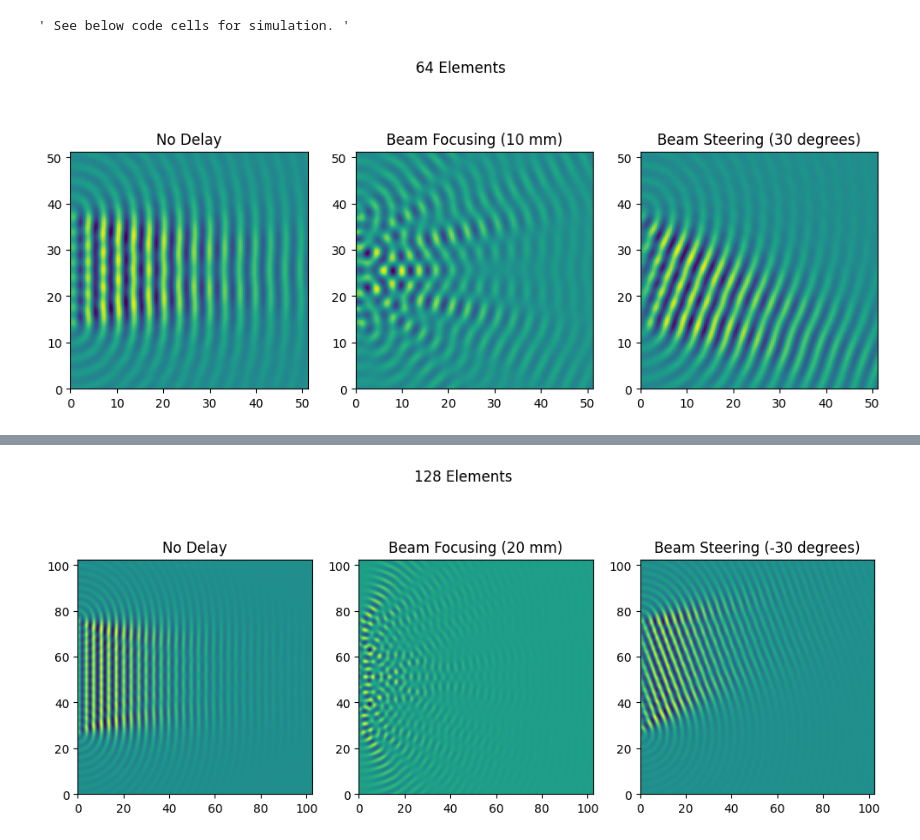
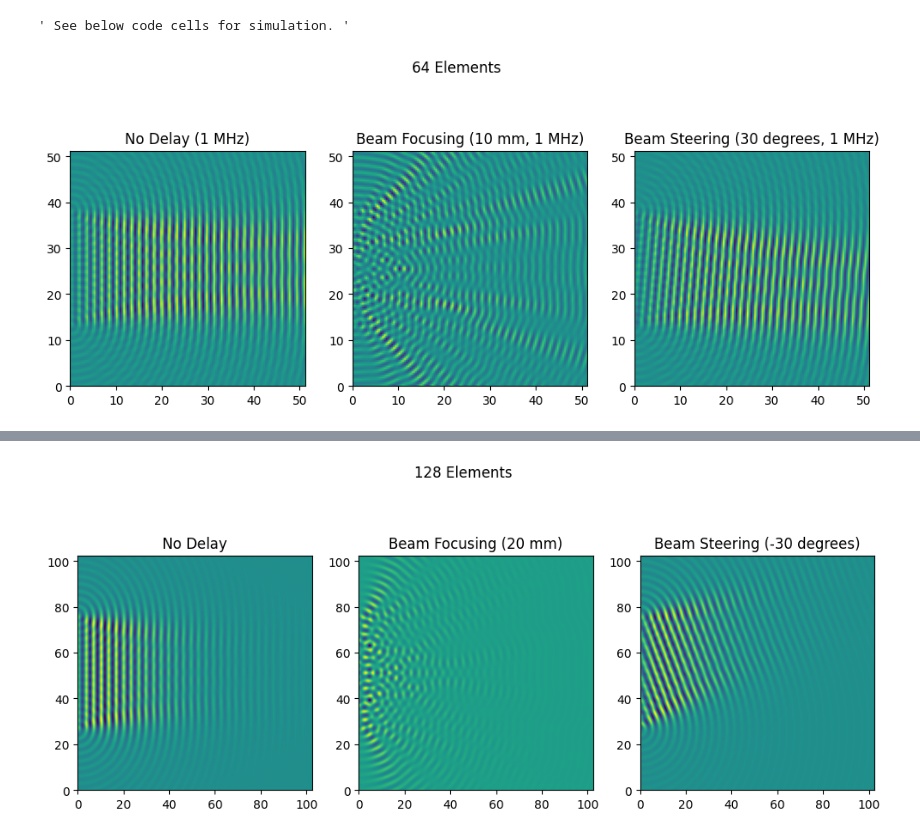
Before and after one commit to DeemDeem52/BMEN509-623_Deliverable_3, a Jupyter notebook: deliverable-03-starter.ipynb, the cells around one changed output, grey strips where cells are left out. Saved outputs shown, nothing was run; the diff lists cells and outputs as text; code cells hidden in the pictures.

```diff
--- a/deliverable-03-starter.ipynb
+++ b/deliverable-03-starter.ipynb
@@ -481,11 +481,11 @@ def simulate_beam_forming(frequency_MHz, num_array_elements, element_spacing_mm,
 
     fig, (ax1, ax2, ax3) = plt.subplots(1, 3, figsize=(12, 5))
     ax1.imshow(area, extent=[0, element_spacing_mm*num_array_elements*2, 0, element_spacing_mm*num_array_elements*2])
-    ax1.set_title("No Delay")
+    ax1.set_title(f"No Delay ({frequency_MHz} MHz)")
     ax2.imshow(focusing_area, extent=[0, element_spacing_mm*num_array_elements*2, 0, element_spacing_mm*num_array_elements*2])
-    ax2.set_title(f"Beam Focusing ({focusing_depth_mm} mm)")
+    ax2.set_title(f"Beam Focusing ({focusing_depth_mm} mm, {frequency_MHz} MHz)")
     ax3.imshow(steering_area, extent=[0, element_spacing_mm*num_array_elements*2, 0, element_spacing_mm*num_array_elements*2])
-    ax3.set_title(f"Beam Steering ({steering_angle_deg} degrees)")
+    ax3.set_title(f"Beam Steering ({steering_angle_deg} degrees, {frequency_MHz} MHz)")
 
     fig.suptitle(f"{num_array_elements} Elements")
 
@@ -499,6 +499,6 @@ element_spacing_mm = 0.4
 # %% [output]
 ' See below code cells for simulation. '
 # %%
-simulate_beam_forming(2, 64, element_spacing_mm, focusing_depth_mm=10, steering_angle_deg=30)
+simulate_beam_forming(1, 64, element_spacing_mm, focusing_depth_mm=10, steering_angle_deg=30)
 # %% [output]
-[figure, old version]
+[figure, new version]
```
Also changed, not shown: parts of 4 cells of this notebook.
